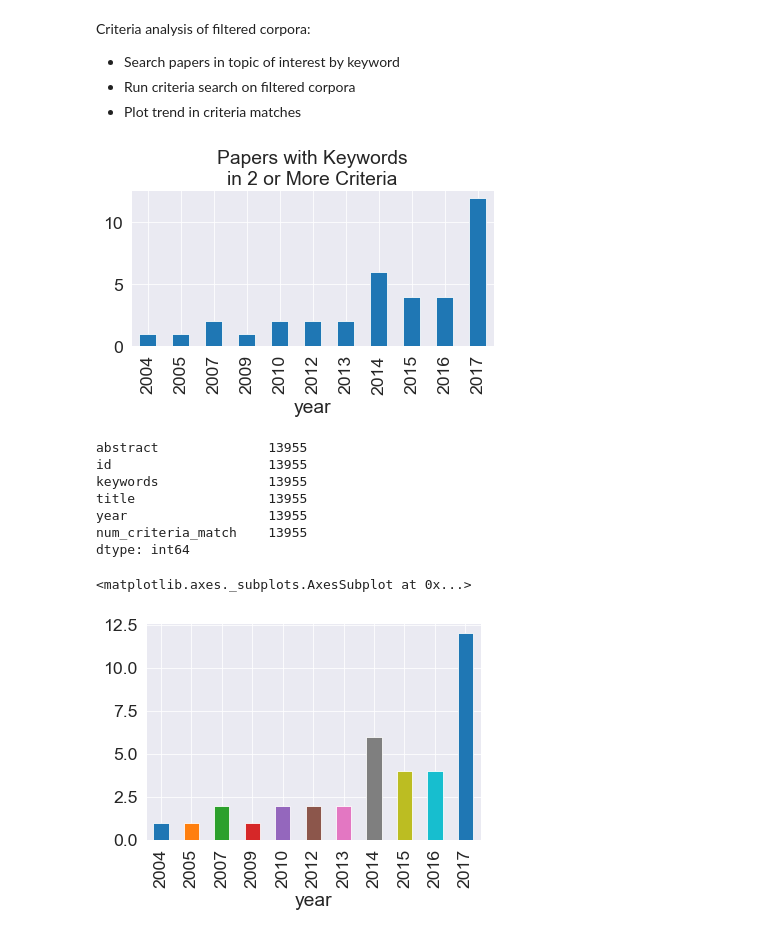
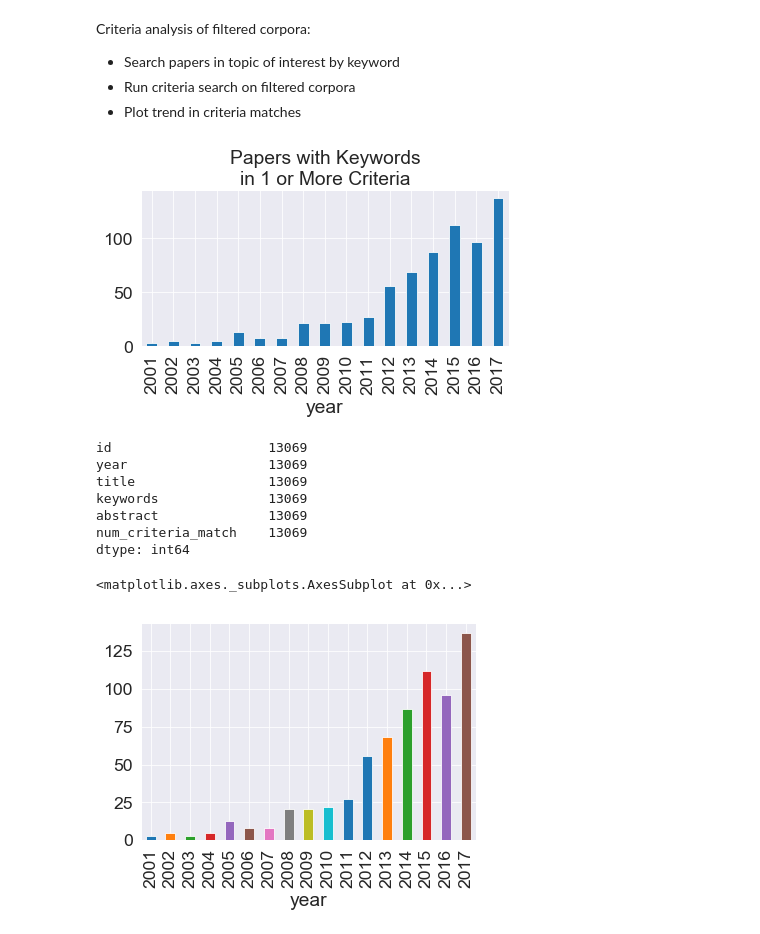
Before and after one commit to frog7/uasa-trends, a Jupyter notebook: notebooks/3b Global sensitivity analysis trend.ipynb, the cells around one changed output. Drawn from its saved outputs; the diff is of its cells as text; code cells hidden in the pictures.

```diff
--- a/notebooks/3b Global sensitivity analysis trend.ipynb
+++ b/notebooks/3b Global sensitivity analysis trend.ipynb
@@ -27,3 +26,5 @@ Corpora consists of 15754 Publications
+# %%
+hide_columns = ['DE', 'abstract', 'keywords', 'DOI', 'id', 'kws']
 # %%
 # Checking if expected paper is in corpora
 corpora_df.loc[corpora_df['DOI'] == '10.1016/j.jocs.2015.08.008', :]
@@ -44,30 +45,30 @@ criteria = {
     'GSA': set(['global sensitivity analysis', 'GSA', 'global sensitivity'])
 }
 
-crit_matches = wosis.keyword_matches_by_criteria(filtered_corpora, criteria, threshold=95.0)
+crit_matches = wosis.keyword_matches_by_criteria(RC, criteria, threshold=95.0)
 # %%
-criteria_df = wosis.collate_keyword_criteria_matches(filtered_corpora, crit_matches)
+criteria_df = wosis.collate_keyword_criteria_matches(RC, crit_matches)
 wos_plot.plot_criteria_trend(criteria_df, threshold=1)
 # %% [output]
-[figure, old version]
+[figure, new version]
 # %%
 criteria_df.count()
 # %% [output]
-abstract              13955
-id                    13955
-keywords              13955
-title                 13955
-year                  13955
-num_criteria_match    13955
+id                    13069
+year                  13069
+title                 13069
+keywords              13069
+abstract              13069
+num_criteria_match    13069
 dtype: int64
 # %%
 #want to view the papers in the above plot
-crit_trend_tmp = criteria_df.loc[criteria_df['num_criteria_match'] > 1, ~criteria_df.columns.isin(hide_columns)]
+crit_trend_tmp = criteria_df.loc[criteria_df['num_criteria_match'] > 0, ~criteria_df.columns.isin(hide_columns)]
 #criteria_trend.loc[:, criteria_trend.columns.isin(hide_columns)].head(10)
 
 
 crit_trend_tmp.groupby('year').count()['title'].plot(kind='bar')
 # %% [output]
 <matplotlib.axes._subplots.AxesSubplot at 0x...>
-[figure, old version]
+[figure, new version]
 # %%
```
Also changed, not shown: parts of 4 cells of this notebook, 5 other files.
